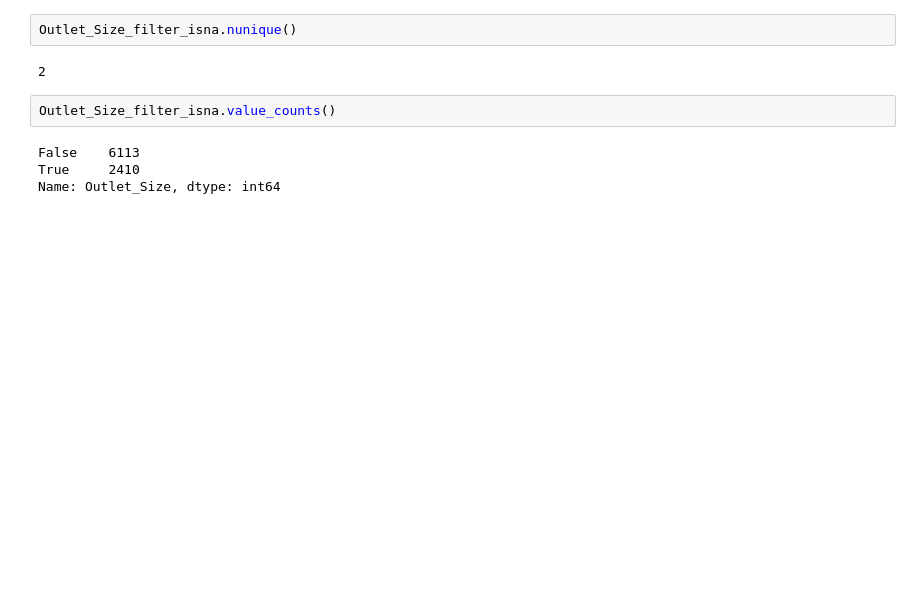
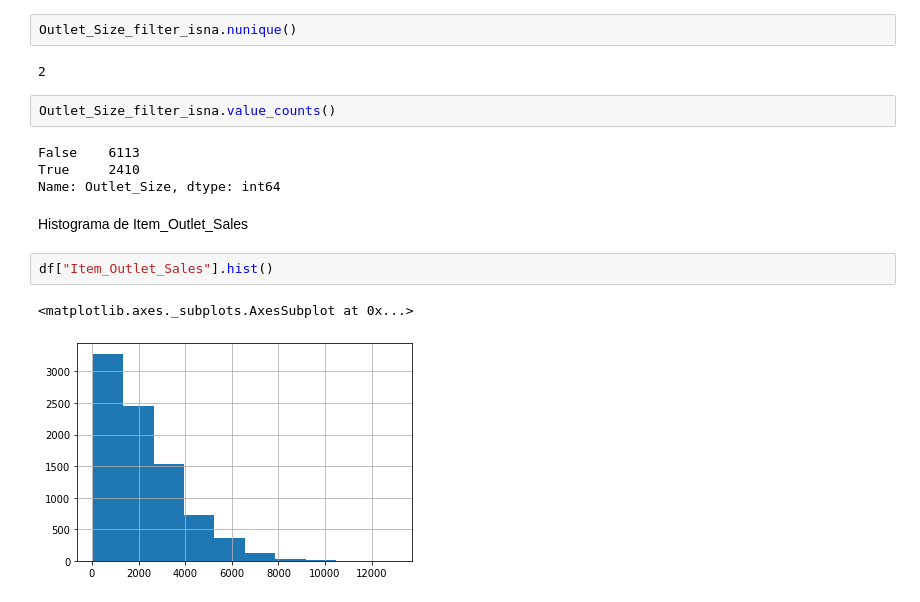
Before and after one commit to Vito-Munoz/Predicciones-de-ventas-alimenticias, a Jupyter notebook: Predicciones_de_ventas_alimenticias_Proyecto.ipynb, the cells around one changed output. Drawn from its saved outputs; the diff is of its cells as text; blank space fills up the shorter version.

```diff
--- a/Predicciones_de_ventas_alimenticias_Proyecto.ipynb
+++ b/Predicciones_de_ventas_alimenticias_Proyecto.ipynb
@@ -254,3 +259,10 @@ Outlet_Size_filter_isna.value_counts()
 False    6113
 True     2410
 Name: Outlet_Size, dtype: int64
+# %% [markdown]
+Histograma de Item_Outlet_Sales
+# %%
+df["Item_Outlet_Sales"].hist()
+# %% [output]
+<matplotlib.axes._subplots.AxesSubplot at 0x...>
+[figure, added]
```
Also changed, not shown: parts of 3 cells of this notebook.
